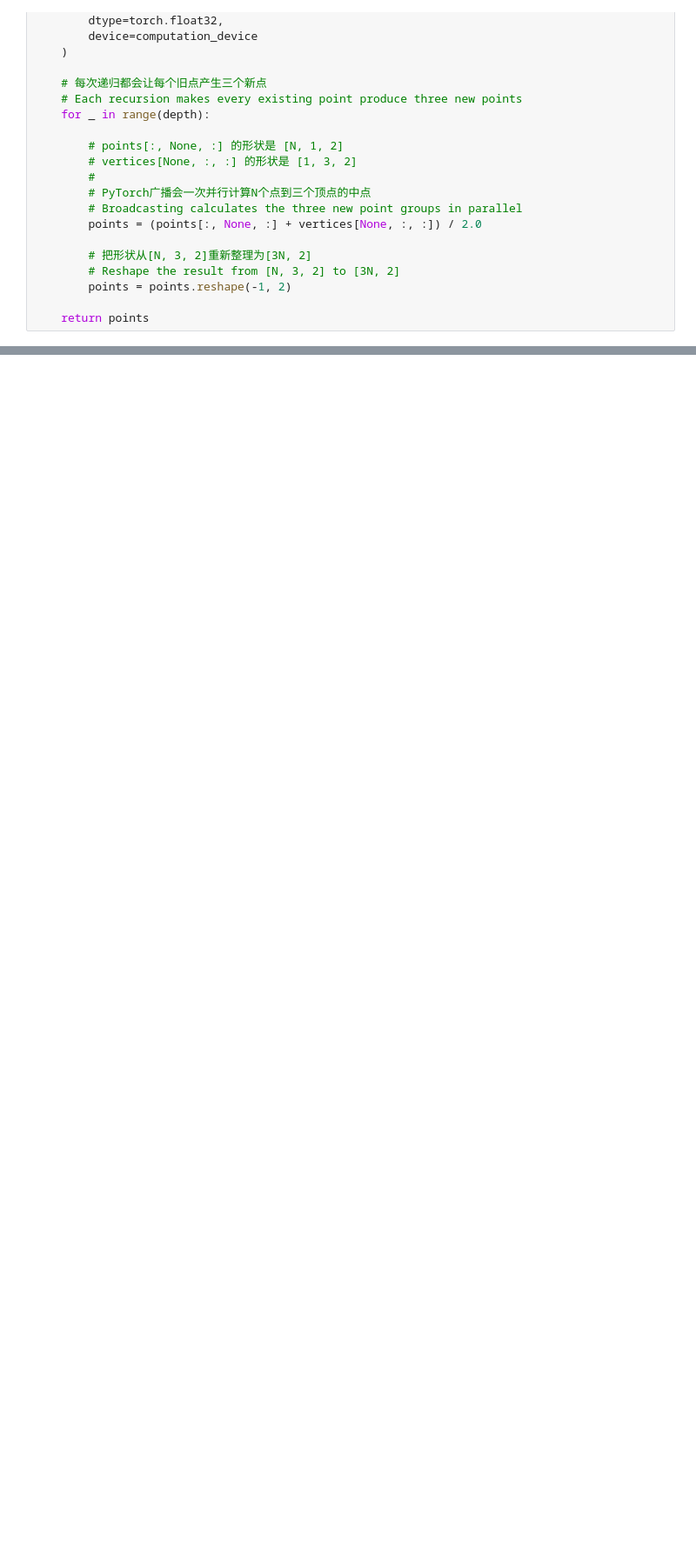
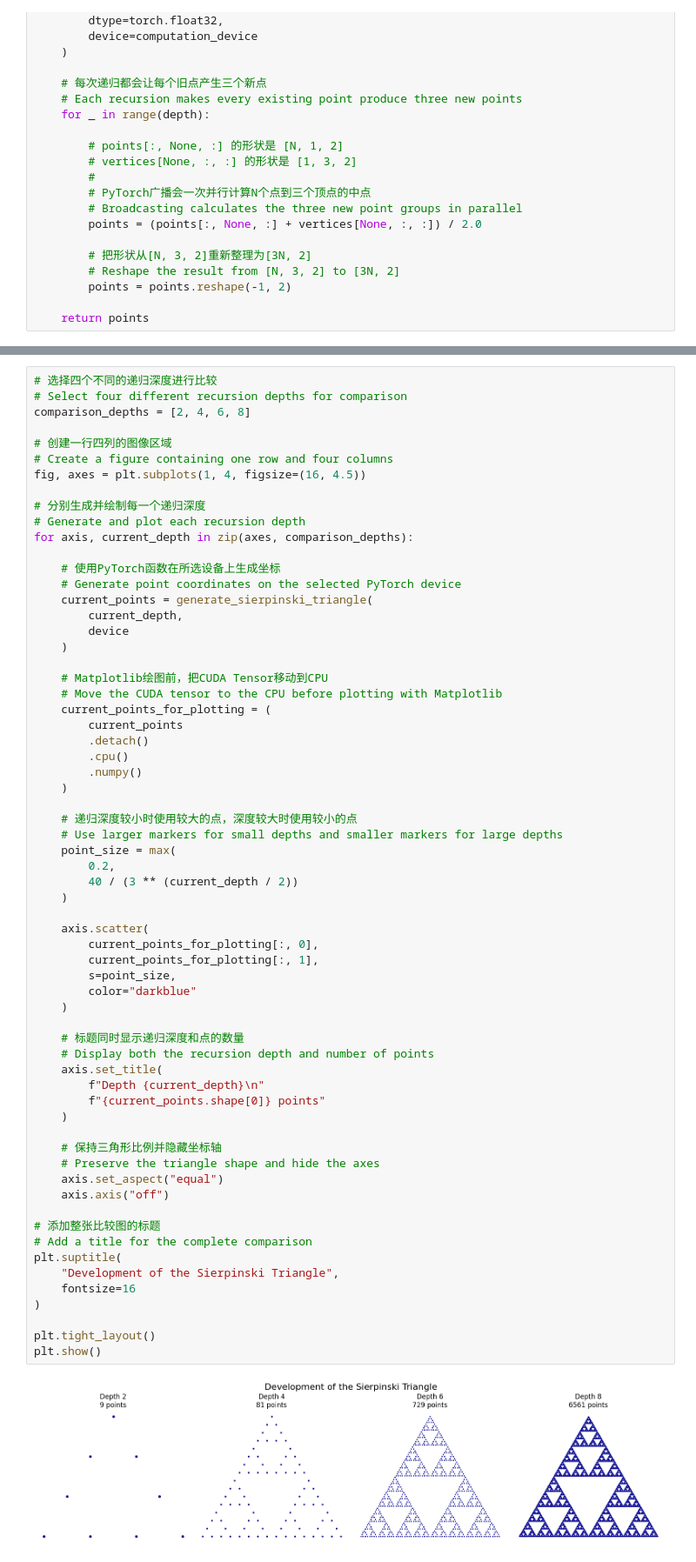
Before and after one commit to claire12-liao/COMP3710-Sierpinski-Triangle, a Jupyter notebook: COMP3710_Sierpinski_Triangle.ipynb, the cells around one changed output, grey strips where cells are left out. Shown at 87% size. Saved outputs shown, nothing was run; the diff lists cells and outputs as text; blank space fills up the shorter version.

Commit message:
Add recursion depth comparison
Compare depths 2, 4, 6 and 8 to demonstrate self-similarity and exponential point growth.

```diff
--- a/COMP3710_Sierpinski_Triangle.ipynb
+++ b/COMP3710_Sierpinski_Triangle.ipynb
@@ -150,0 +157,66 @@ Tensor device: cuda:0
+# %%
+# 选择四个不同的递归深度进行比较
+# Select four different recursion depths for comparison
+comparison_depths = [2, 4, 6, 8]
+
+# 创建一行四列的图像区域
+# Create a figure containing one row and four columns
+fig, axes = plt.subplots(1, 4, figsize=(16, 4.5))
+
+# 分别生成并绘制每一个递归深度
+# Generate and plot each recursion depth
+for axis, current_depth in zip(axes, comparison_depths):
+
+    # 使用PyTorch函数在所选设备上生成坐标
+    # Generate point coordinates on the selected PyTorch device
+    current_points = generate_sierpinski_triangle(
+        current_depth,
+        device
+    )
+
+    # Matplotlib绘图前，把CUDA Tensor移动到CPU
+    # Move the CUDA tensor to the CPU before plotting with Matplotlib
+    current_points_for_plotting = (
+        current_points
+        .detach()
+        .cpu()
+        .numpy()
+    )
+
+    # 递归深度较小时使用较大的点，深度较大时使用较小的点
+    # Use larger markers for small depths and smaller markers for large depths
+    point_size = max(
+        0.2,
+        40 / (3 ** (current_depth / 2))
+    )
+
+    axis.scatter(
+        current_points_for_plotting[:, 0],
+        current_points_for_plotting[:, 1],
+        s=point_size,
+        color="darkblue"
+    )
+
+    # 标题同时显示递归深度和点的数量
+    # Display both the recursion depth and number of points
+    axis.set_title(
+        f"Depth {current_depth}\n"
+        f"{current_points.shape[0]} points"
+    )
+
+    # 保持三角形比例并隐藏坐标轴
+    # Preserve the triangle shape and hide the axes
+    axis.set_aspect("equal")
+    axis.axis("off")
+
+# 添加整张比较图的标题
+# Add a title for the complete comparison
+plt.suptitle(
+    "Development of the Sierpinski Triangle",
+    fontsize=16
+)
+
+plt.tight_layout()
+plt.show()
+# %% [output]
+[figure, added]
```
Also changed, not shown: parts of 1 cell of this notebook.
